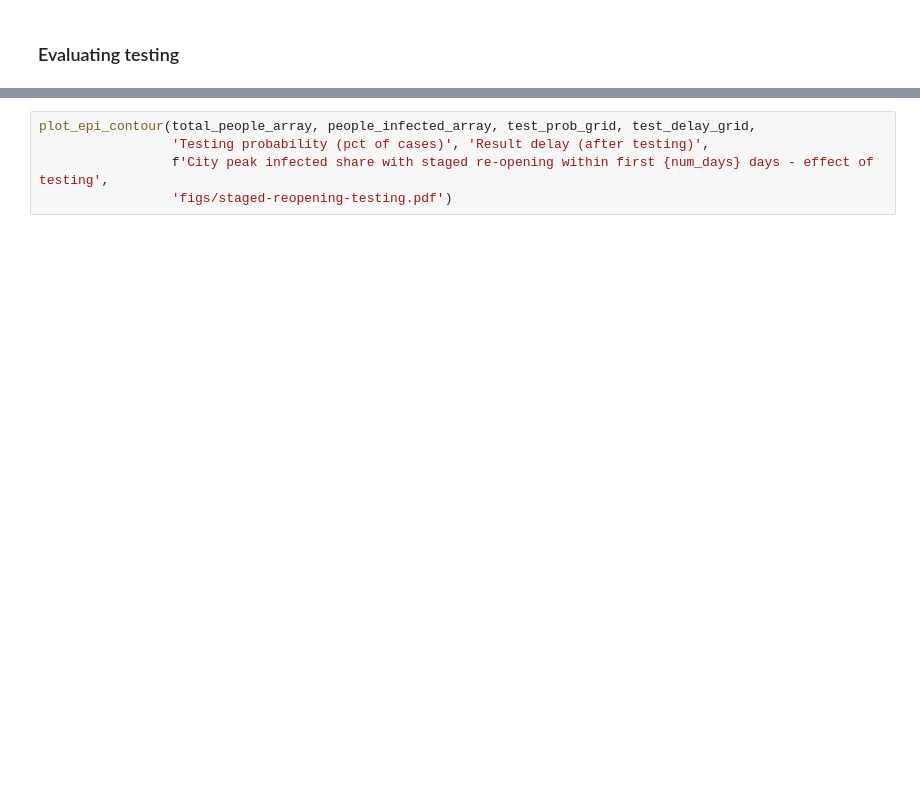
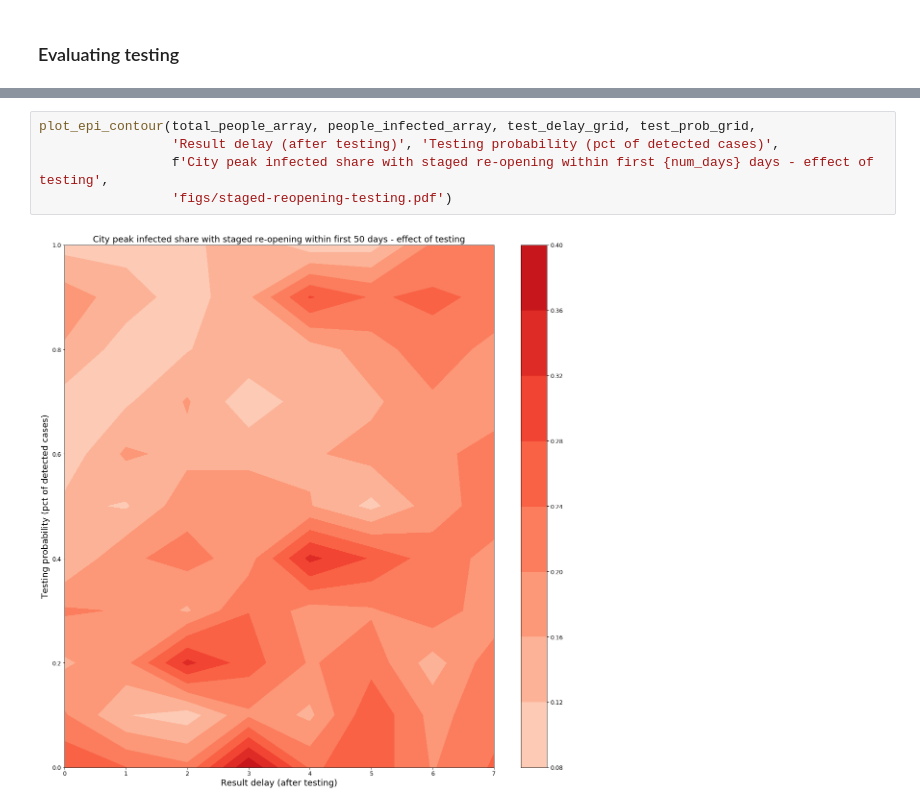
Before and after one commit to TheDigitalFrontier/contact-tracing-simulation, a Jupyter notebook: simulation/ContactTracingSimulation_v8.ipynb, the cells around one changed output, grey strips where cells are left out. Cells and saved outputs as stored; diff of their text form; blank space fills up the shorter version.

Commit message:
added result from reopening scenarios

```diff
--- a/simulation/ContactTracingSimulation_v8.ipynb
+++ b/simulation/ContactTracingSimulation_v8.ipynb
@@ -982,5 +1063,7 @@ for i, t_prob in enumerate(test_prob_grid):
 # %%
-plot_epi_contour(total_people_array, people_infected_array, test_prob_grid, test_delay_grid,
-                 'Testing probability (pct of cases)', 'Result delay (after testing)',
+plot_epi_contour(total_people_array, people_infected_array, test_delay_grid, test_prob_grid,
+                 'Result delay (after testing)', 'Testing probability (pct of detected cases)',
                  f'City peak infected share with staged re-opening within first {num_days} days - effect of testing',
                  'figs/staged-reopening-testing.pdf')
+# %% [output]
+[figure, added]
```
Also changed, not shown: parts of 9 cells of this notebook, 25 other files.
